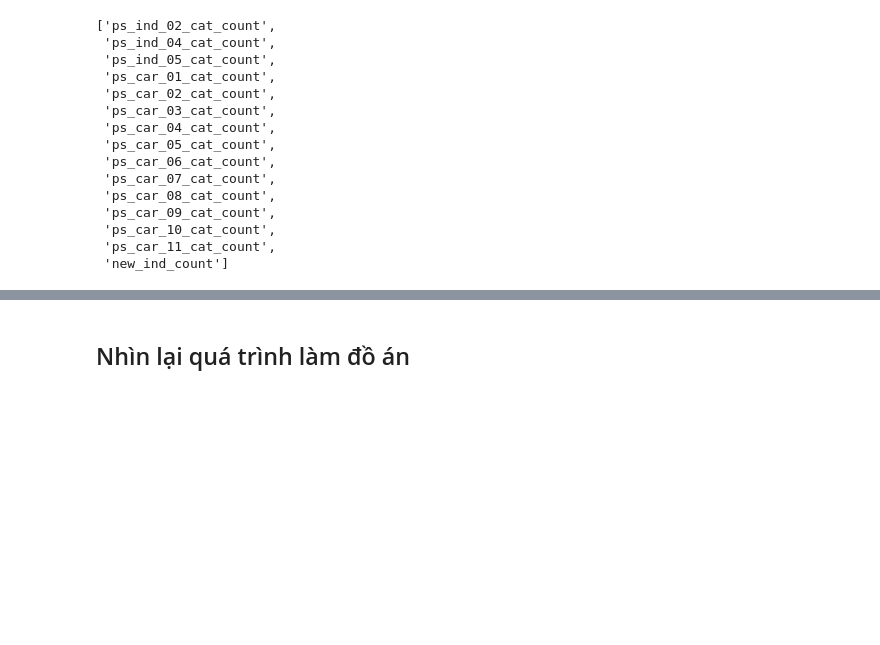
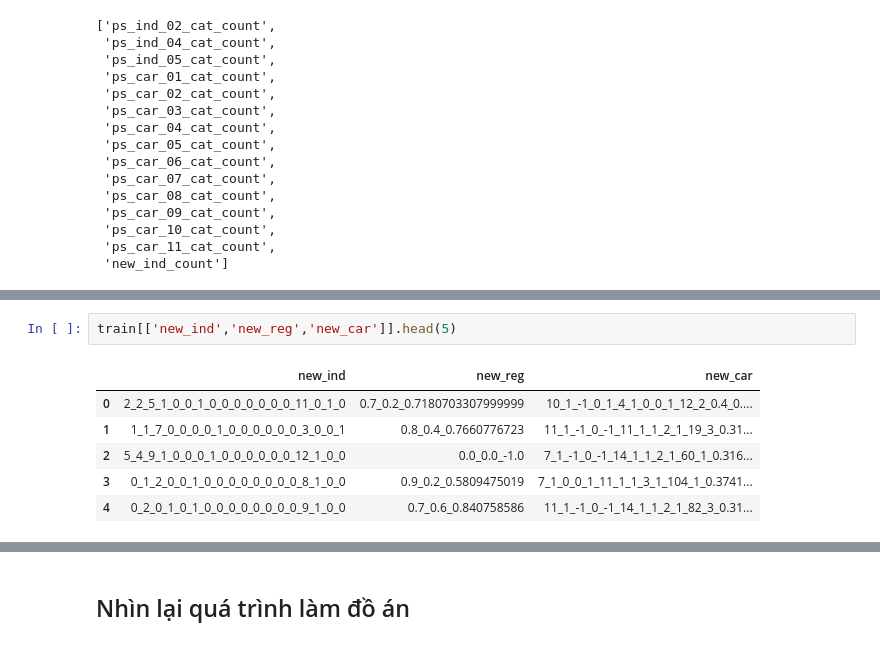
Before and after one commit to PhamVietXuan/kaggle-porto-seguro, a Jupyter notebook: Report.ipynb, the cells around one changed output, grey strips where cells are left out. Saved outputs shown, nothing was run; the diff lists cells and outputs as text; blank space fills up the shorter version.

```diff
--- a/Report.ipynb
+++ b/Report.ipynb
@@ -296,0 +345,9 @@ Các feature engineering thêm cho mô hình **Neural networks**.
+# %%
+train[['new_ind','new_reg','new_car']].head(5)
+# %% [output]
+|  | new_ind | new_reg | new_car |
+| 0 | 2_2_5_1_0_0_1_0_0_0_0_0_0_0_11_0_1_0 | 0.7_0.2_0.7180703307999999 | 10_1_-1_0_1_4_1_0_0_1_12_2_0.4_0.... |
+| 1 | 1_1_7_0_0_0_0_1_0_0_0_0_0_0_3_0_0_1 | 0.8_0.4_0.7660776723 | 11_1_-1_0_-1_11_1_1_2_1_19_3_0.31... |
+| 2 | 5_4_9_1_0_0_0_1_0_0_0_0_0_0_12_1_0_0 | 0.0_0.0_-1.0 | 7_1_-1_0_-1_14_1_1_2_1_60_1_0.316... |
+| 3 | 0_1_2_0_0_1_0_0_0_0_0_0_0_0_8_1_0_0 | 0.9_0.2_0.5809475019 | 7_1_0_0_1_11_1_1_3_1_104_1_0.3741... |
+| 4 | 0_2_0_1_0_1_0_0_0_0_0_0_0_0_9_1_0_0 | 0.7_0.6_0.840758586 | 11_1_-1_0_-1_14_1_1_2_1_82_3_0.31... |
```
Also changed, not shown: parts of 26 cells of this notebook, 2 other files.
